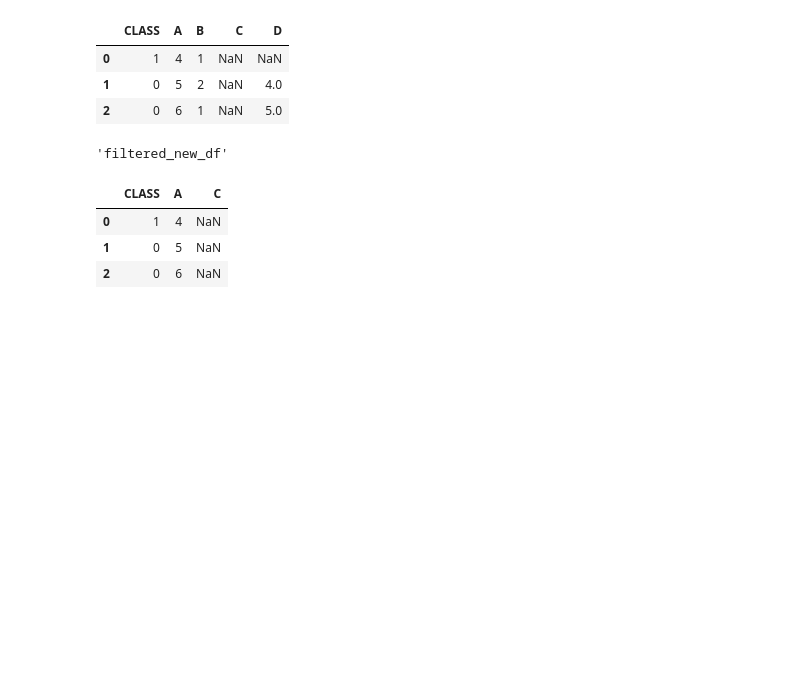
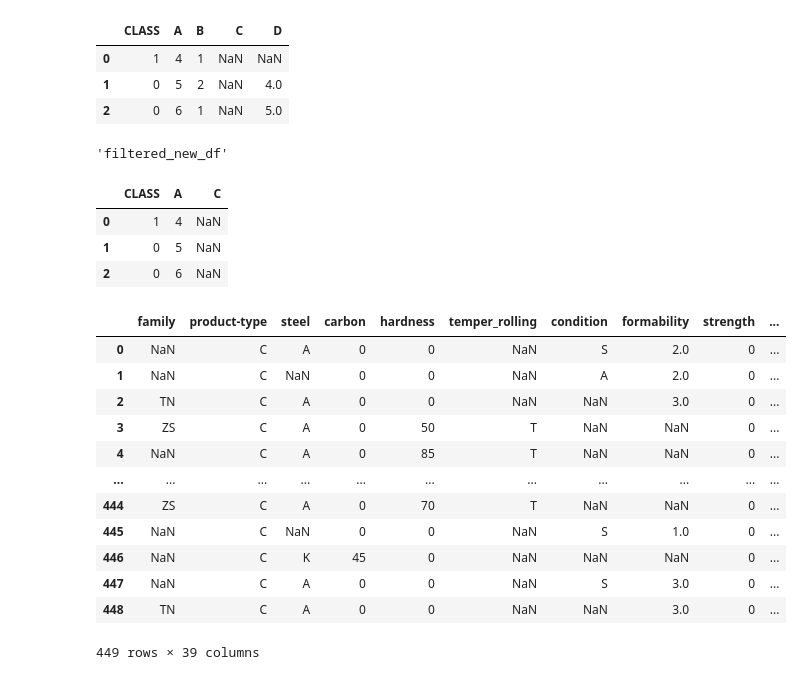
Before and after one commit to zzheng2020/ID2214-HT21-Programming-for-Data-Science, a Jupyter notebook: Assignment1/Test_Assignment1.ipynb, the cells around one changed output. Saved outputs shown, nothing was run; the diff lists cells and outputs as text; code cells hidden in the pictures; blank space fills up the shorter version.

```diff
--- a/Assignment1/Test_Assignment1.ipynb
+++ b/Assignment1/Test_Assignment1.ipynb
@@ -76,3 +76,21 @@ display("filtered_new_df",filtered_new_df)
 | 0 | 1 | 4 | NaN |
 | 1 | 0 | 5 | NaN |
 | 2 | 0 | 6 | NaN |
+# %%
+anneal_train_df = pd.read_csv("anneal_train.csv")
+anneal_test_df = pd.read_csv("anneal_test.csv")
+anneal_train_df
+# %% [output]
+|  | family | product-type | steel | carbon | hardness | temper_rolling | condition | formability | strength | ... |
+| 0 | NaN | C | A | 0 | 0 | NaN | S | 2.0 | 0 | ... |
+| 1 | NaN | C | NaN | 0 | 0 | NaN | A | 2.0 | 0 | ... |
+| 2 | TN | C | A | 0 | 0 | NaN | NaN | 3.0 | 0 | ... |
+| 3 | ZS | C | A | 0 | 50 | T | NaN | NaN | 0 | ... |
+| 4 | NaN | C | A | 0 | 85 | T | NaN | NaN | 0 | ... |
+| ... | ... | ... | ... | ... | ... | ... | ... | ... | ... | ... |
+| 444 | ZS | C | A | 0 | 70 | T | NaN | NaN | 0 | ... |
+| 445 | NaN | C | NaN | 0 | 0 | NaN | S | 1.0 | 0 | ... |
+| 446 | NaN | C | K | 45 | 0 | NaN | NaN | NaN | 0 | ... |
+| 447 | NaN | C | A | 0 | 0 | NaN | S | 3.0 | 0 | ... |
+| 448 | TN | C | A | 0 | 0 | NaN | NaN | 3.0 | 0 | ... |
+449 rows × 39 columns
```
Also changed, not shown: parts of 4 cells of this notebook, 22 other files.
